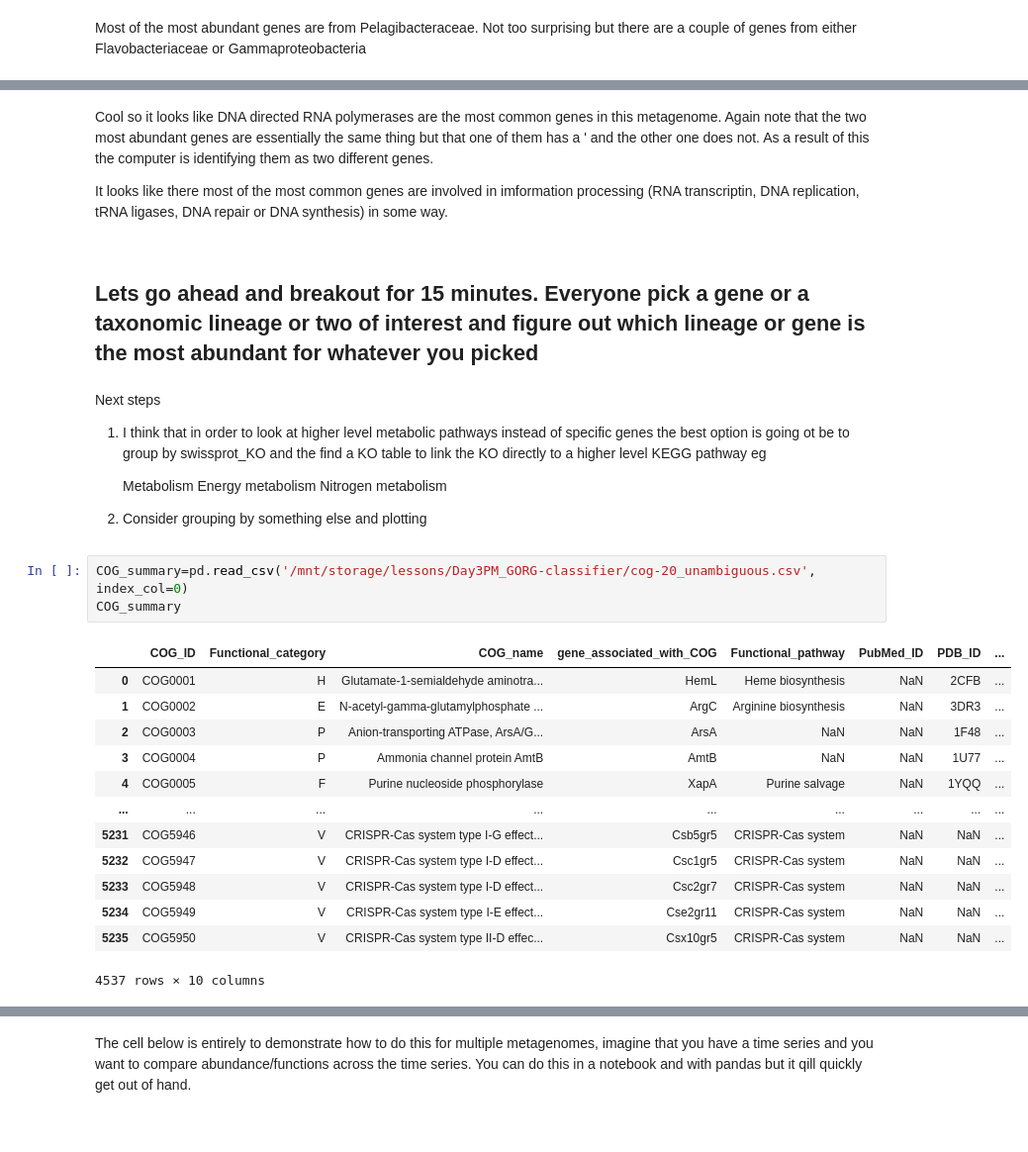
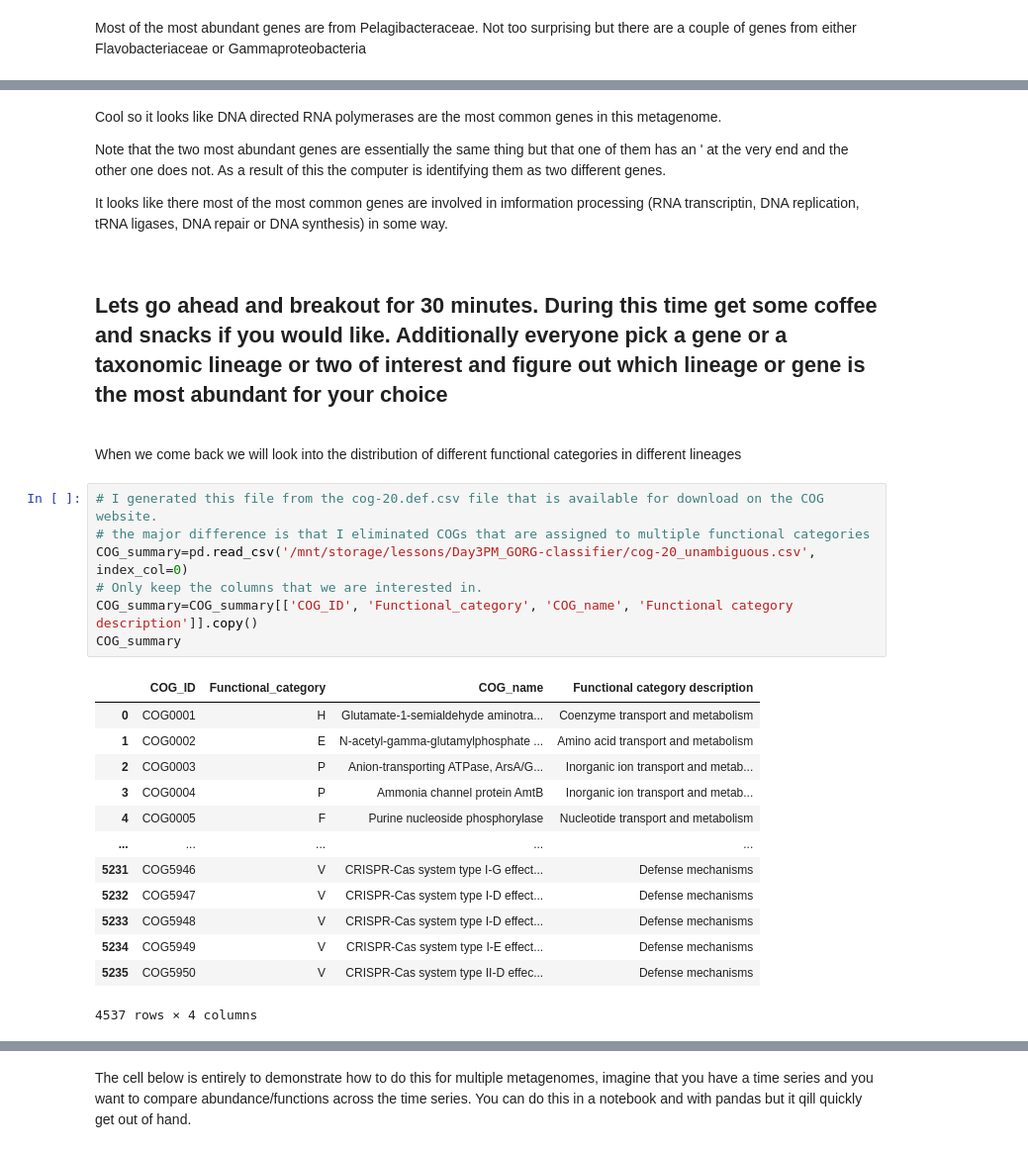
Before and after one commit to Bigelow-SCG-Course/Day3PM_GORG-classifier, a Jupyter notebook: Day3PM_GORG_classifier.ipynb, the cells around one changed output, grey strips where cells are left out. Shown at 99% size. Saved outputs shown, nothing was run; the diff lists cells and outputs as text.

Commit message:
Jacob additions midday Thurs

```diff
--- a/Day3PM_GORG_classifier.ipynb
+++ b/Day3PM_GORG_classifier.ipynb
@@ -252,37 +255,38 @@ plt.savefig(os.path.join(figdir,"most_abundant_functions_in_SRR6507279.pdf"))
 # %% [markdown]
-Cool so it looks like DNA directed RNA polymerases are the most common genes in this metagenome. Again note that the two most abundant genes are essentially the same thing but that one of them has a ' and the other one does not. As a result of this the computer is identifying them as two different genes.
+Cool so it looks like DNA directed RNA polymerases are the most common genes in this metagenome.
+
+Note that the two most abundant genes are essentially the same thing but that one of them has an ' at the very end and the other one does not. As a result of this the computer is identifying them as two different genes.
 
 It looks like there most of the most common genes are involved in imformation processing (RNA transcriptin, DNA replication, tRNA ligases, DNA repair or DNA synthesis) in some way.
 
 <br>
 
-## Lets go ahead and breakout for 15 minutes. Everyone pick a gene or a taxonomic lineage or two of interest and figure out which lineage or gene is the most abundant for whatever you picked
+## Lets go ahead and breakout for 30 minutes. During this time get some coffee and snacks if you would like. Additionally everyone pick a gene or a taxonomic lineage or two of interest and figure out which lineage or gene is the most abundant for your choice
+
+<br>
+
+When we come back we will look into the distribution of different functional categories in different lineages
-# %% [markdown]
-Next steps
-1. I think that in order to look at higher level metabolic pathways instead of specific genes the best option is going ot be to group by swissprot_KO and the find a KO table to link the KO directly to a higher level KEGG pathway eg
-
-
-    Metabolism
-        Energy metabolism
-            Nitrogen metabolism
-1. Consider grouping by something else and plotting
 # %%
+# I generated this file from the cog-20.def.csv file that is available for download on the COG website.
+# the major difference is that I eliminated COGs that are assigned to multiple functional categories
 COG_summary=pd.read_csv('/mnt/storage/lessons/Day3PM_GORG-classifier/cog-20_unambiguous.csv', index_col=0)
+# Only keep the columns that we are interested in.
+COG_summary=COG_summary[['COG_ID', 'Functional_category', 'COG_name', 'Functional category description']].copy()
 COG_summary
 # %% [output]
-|  | COG_ID | Functional_category | COG_name | gene_associated_with_COG | Functional_pathway | PubMed_ID | PDB_ID | ... |
-| 0 | COG0001 | H | Glutamate-1-semialdehyde aminotra... | HemL | Heme biosynthesis | NaN | 2CFB | ... |
-| 1 | COG0002 | E | N-acetyl-gamma-glutamylphosphate ... | ArgC | Arginine biosynthesis | NaN | 3DR3 | ... |
-| 2 | COG0003 | P | Anion-transporting ATPase, ArsA/G... | ArsA | NaN | NaN | 1F48 | ... |
-| 3 | COG0004 | P | Ammonia channel protein AmtB | AmtB | NaN | NaN | 1U77 | ... |
-| 4 | COG0005 | F | Purine nucleoside phosphorylase | XapA | Purine salvage | NaN | 1YQQ | ... |
-| ... | ... | ... | ... | ... | ... | ... | ... | ... |
-| 5231 | COG5946 | V | CRISPR-Cas system type I-G effect... | Csb5gr5 | CRISPR-Cas system | NaN | NaN | ... |
-| 5232 | COG5947 | V | CRISPR-Cas system type I-D effect... | Csc1gr5 | CRISPR-Cas system | NaN | NaN | ... |
-| 5233 | COG5948 | V | CRISPR-Cas system type I-D effect... | Csc2gr7 | CRISPR-Cas system | NaN | NaN | ... |
-| 5234 | COG5949 | V | CRISPR-Cas system type I-E effect... | Cse2gr11 | CRISPR-Cas system | NaN | NaN | ... |
-| 5235 | COG5950 | V | CRISPR-Cas system type II-D effec... | Csx10gr5 | CRISPR-Cas system | NaN | NaN | ... |
+|  | COG_ID | Functional_category | COG_name | Functional category description |
+| 0 | COG0001 | H | Glutamate-1-semialdehyde aminotra... | Coenzyme transport and metabolism |
+| 1 | COG0002 | E | N-acetyl-gamma-glutamylphosphate ... | Amino acid transport and metabolism |
+| 2 | COG0003 | P | Anion-transporting ATPase, ArsA/G... | Inorganic ion transport and metab... |
+| 3 | COG0004 | P | Ammonia channel protein AmtB | Inorganic ion transport and metab... |
+| 4 | COG0005 | F | Purine nucleoside phosphorylase | Nucleotide transport and metabolism |
+| ... | ... | ... | ... | ... |
+| 5231 | COG5946 | V | CRISPR-Cas system type I-G effect... | Defense mechanisms |
+| 5232 | COG5947 | V | CRISPR-Cas system type I-D effect... | Defense mechanisms |
+| 5233 | COG5948 | V | CRISPR-Cas system type I-D effect... | Defense mechanisms |
+| 5234 | COG5949 | V | CRISPR-Cas system type I-E effect... | Defense mechanisms |
+| 5235 | COG5950 | V | CRISPR-Cas system type II-D effec... | Defense mechanisms |
-4537 rows × 10 columns
+4537 rows × 4 columns
 # %%
 COG_df=data[data['status']=='C'].groupby(['taxonomic_lineage', 'swissprot_eggNOG'], as_index= False)['sequence_id'].count()
 
```
Also changed, not shown: parts of 15 cells of this notebook, 1 other file.
